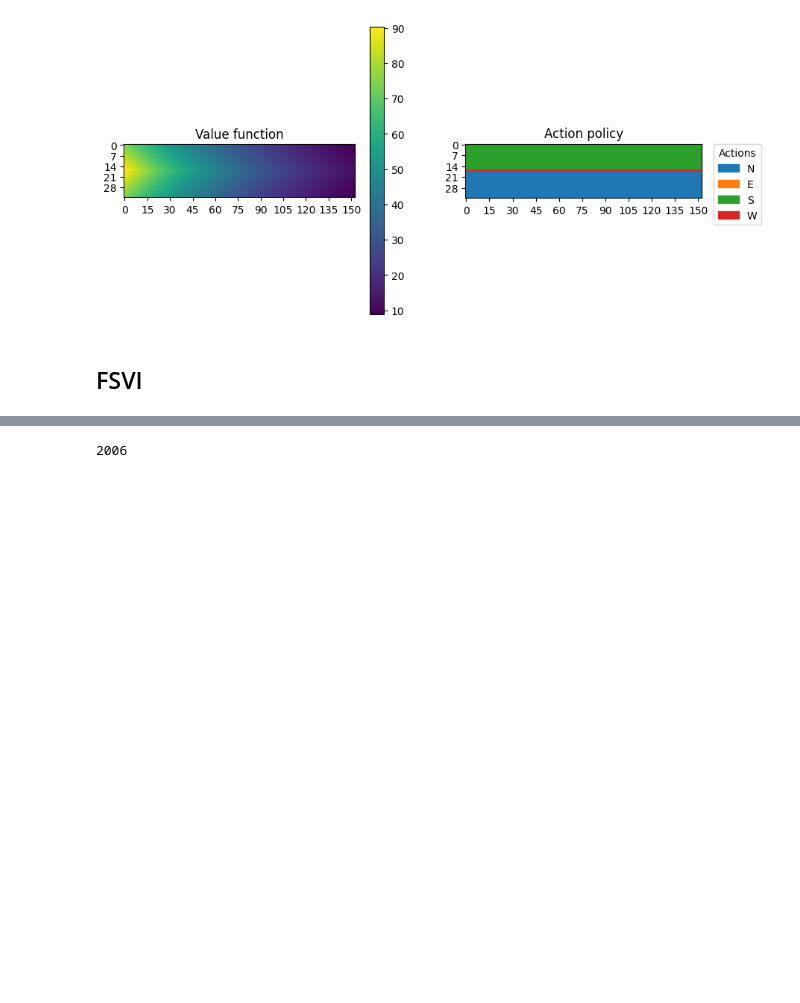
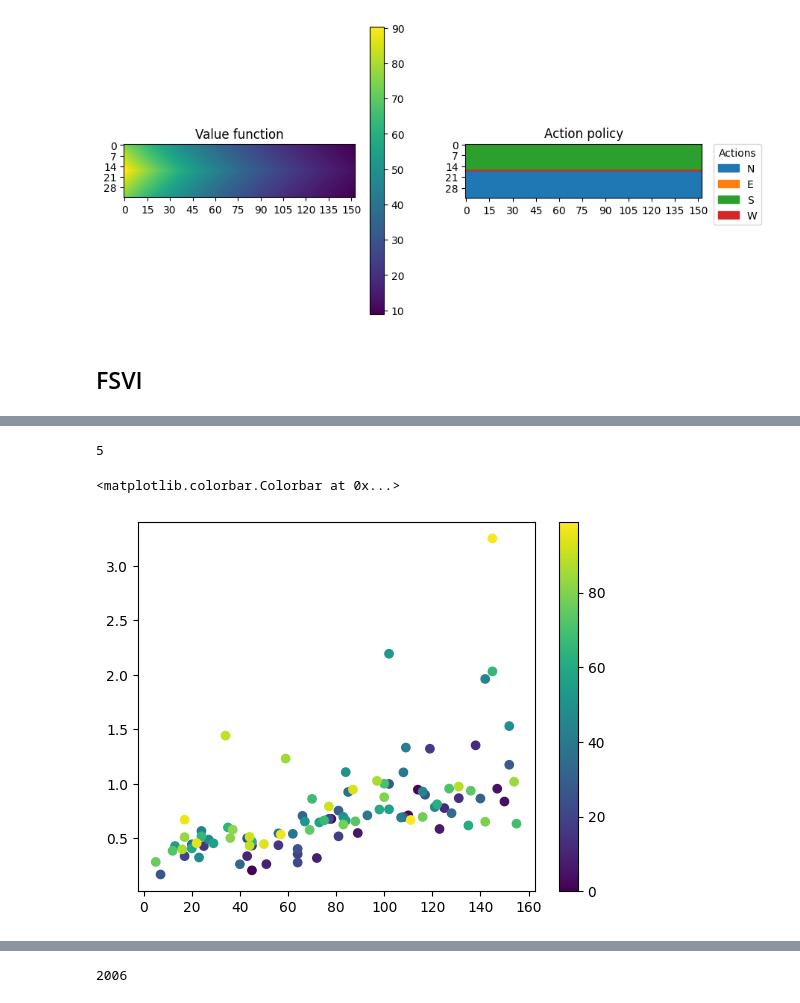
Before and after one commit to PimLb/POMDP_PBVI_Exploration, a Jupyter notebook: Experiments/Olfactory Navigation/Olfactory_Model.ipynb, the cells around one changed output, grey strips where cells are left out. Saved outputs shown, nothing was run; the diff lists cells and outputs as text; code cells hidden in the pictures; blank space fills up the shorter version.

```diff
--- a/Experiments/Olfactory Navigation/Olfactory_Model.ipynb
+++ b/Experiments/Olfactory Navigation/Olfactory_Model.ipynb
@@ -150,3 +150,13 @@ Summary of Value Iteration run
+# %%
+min(hist.beliefs_counts[1:])
+# %% [output]
+5
+# %%
+plt.scatter(hist.beliefs_counts[1:], hist.value_function_changes, c=np.arange(len(hist.beliefs_counts)-1))
+plt.colorbar()
+# %% [output]
+<matplotlib.colorbar.Colorbar at 0x...>
+[figure, added]
 # %%
 plt.plot(np.arange(len(hist.value_function_changes)), hist.value_function_changes)
 # %% [output]
```
Also changed, not shown: parts of 5 cells of this notebook, 1 other file.
